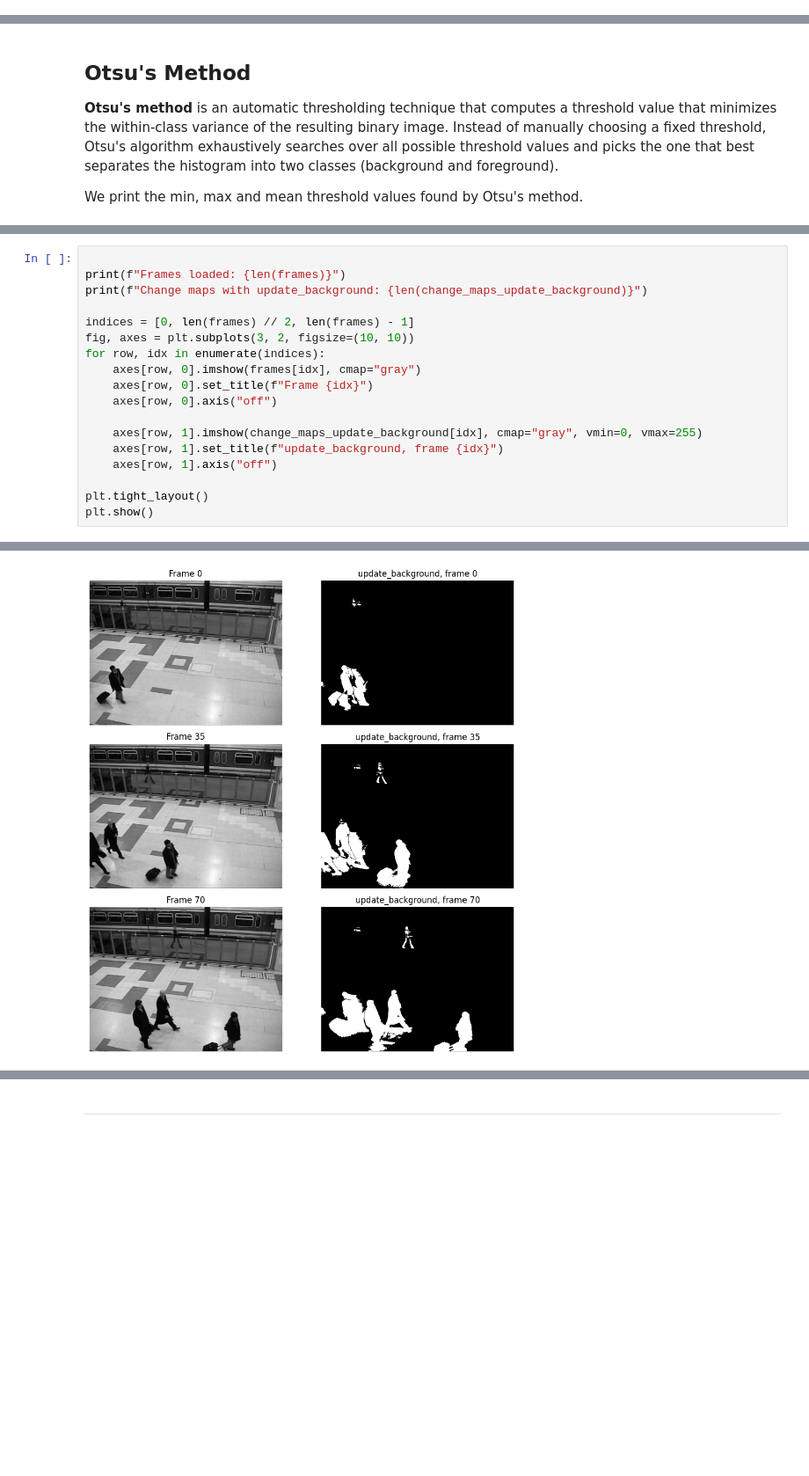
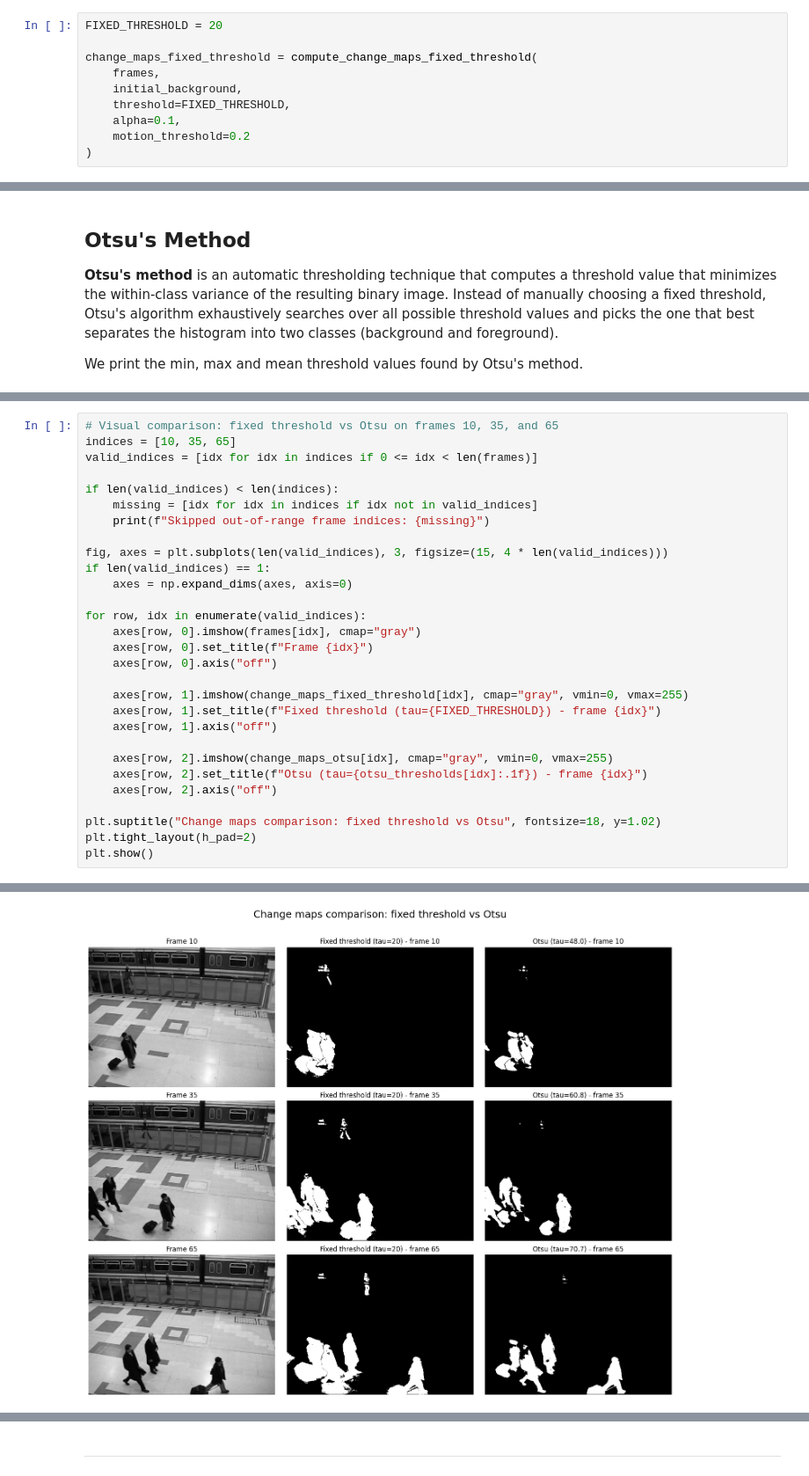
Before and after one commit to Diego-Chiola/Computational-Vision, a Jupyter notebook: homeworks/midterm/Motion_Analysis_Assignment.ipynb, the cells around one changed output, grey strips where cells are left out. Shown at 88% size. Saved outputs shown, nothing was run; the diff lists cells and outputs as text; blank space fills up the shorter version.

```diff
--- a/homeworks/midterm/Motion_Analysis_Assignment.ipynb
+++ b/homeworks/midterm/Motion_Analysis_Assignment.ipynb
@@ -267,3 +292,13 @@ FIXED_THRESHOLD = 20
+# %%
+FIXED_THRESHOLD = 20
+
+change_maps_fixed_threshold = compute_change_maps_fixed_threshold(
+    frames,
+    initial_background,
+    threshold=FIXED_THRESHOLD,
+    alpha=0.1,
+    motion_threshold=0.2
+)
 # %% [markdown]
 Looking at the histogram's tail we evaluate that $t_f = 20$ is a good threshold.
 # %% [markdown]
@@ -290,19 +321,30 @@ change_maps_update_background = compute_change_maps_with_update_background(
 # %%
+# Visual comparison: fixed threshold vs Otsu on frames 10, 35, and 65
+indices = [10, 35, 65]
+valid_indices = [idx for idx in indices if 0 <= idx < len(frames)]
 
-print(f"Frames loaded: {len(frames)}")
-print(f"Change maps with update_background: {len(change_maps_update_background)}")
+if len(valid_indices) < len(indices):
+    missing = [idx for idx in indices if idx not in valid_indices]
+    print(f"Skipped out-of-range frame indices: {missing}")
 
-indices = [0, len(frames) // 2, len(frames) - 1]
-fig, axes = plt.subplots(3, 2, figsize=(10, 10))
-for row, idx in enumerate(indices):
+fig, axes = plt.subplots(len(valid_indices), 3, figsize=(15, 4 * len(valid_indices)))
+if len(valid_indices) == 1:
+    axes = np.expand_dims(axes, axis=0)
+
+for row, idx in enumerate(valid_indices):
     axes[row, 0].imshow(frames[idx], cmap="gray")
     axes[row, 0].set_title(f"Frame {idx}")
     axes[row, 0].axis("off")
 
-    axes[row, 1].imshow(change_maps_update_background[idx], cmap="gray", vmin=0, vmax=255)
-    axes[row, 1].set_title(f"update_background, frame {idx}")
+    axes[row, 1].imshow(change_maps_fixed_threshold[idx], cmap="gray", vmin=0, vmax=255)
+    axes[row, 1].set_title(f"Fixed threshold (tau={FIXED_THRESHOLD}) - frame {idx}")
     axes[row, 1].axis("off")
 
-plt.tight_layout()
+    axes[row, 2].imshow(change_maps_otsu[idx], cmap="gray", vmin=0, vmax=255)
+    axes[row, 2].set_title(f"Otsu (tau={otsu_thresholds[idx]:.1f}) - frame {idx}")
+    axes[row, 2].axis("off")
+
+plt.suptitle("Change maps comparison: fixed threshold vs Otsu", fontsize=18, y=1.02)
+plt.tight_layout(h_pad=2)
 plt.show()
 # %% [output]
@@ -311 +351 @@ Change maps with update_background: 71
-[figure, old version]
+[figure, new version]
```
Also changed, not shown: parts of 19 cells of this notebook.
